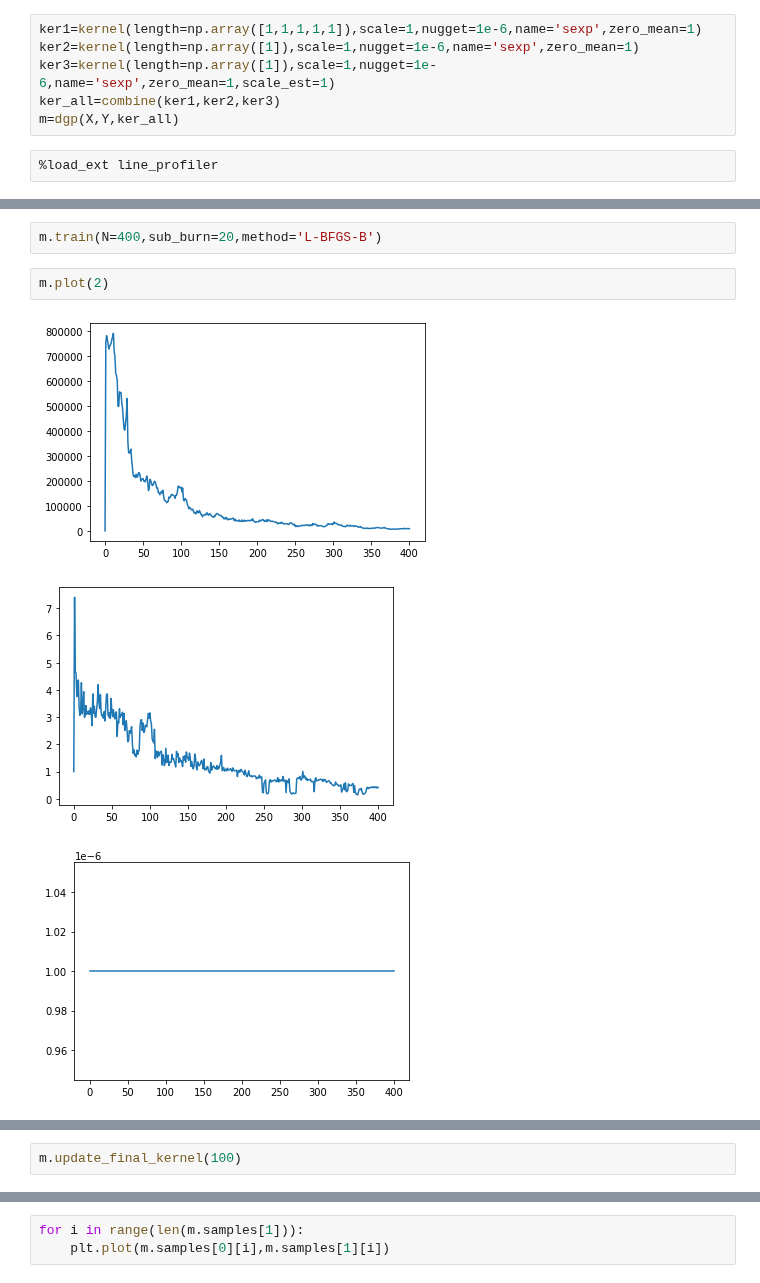
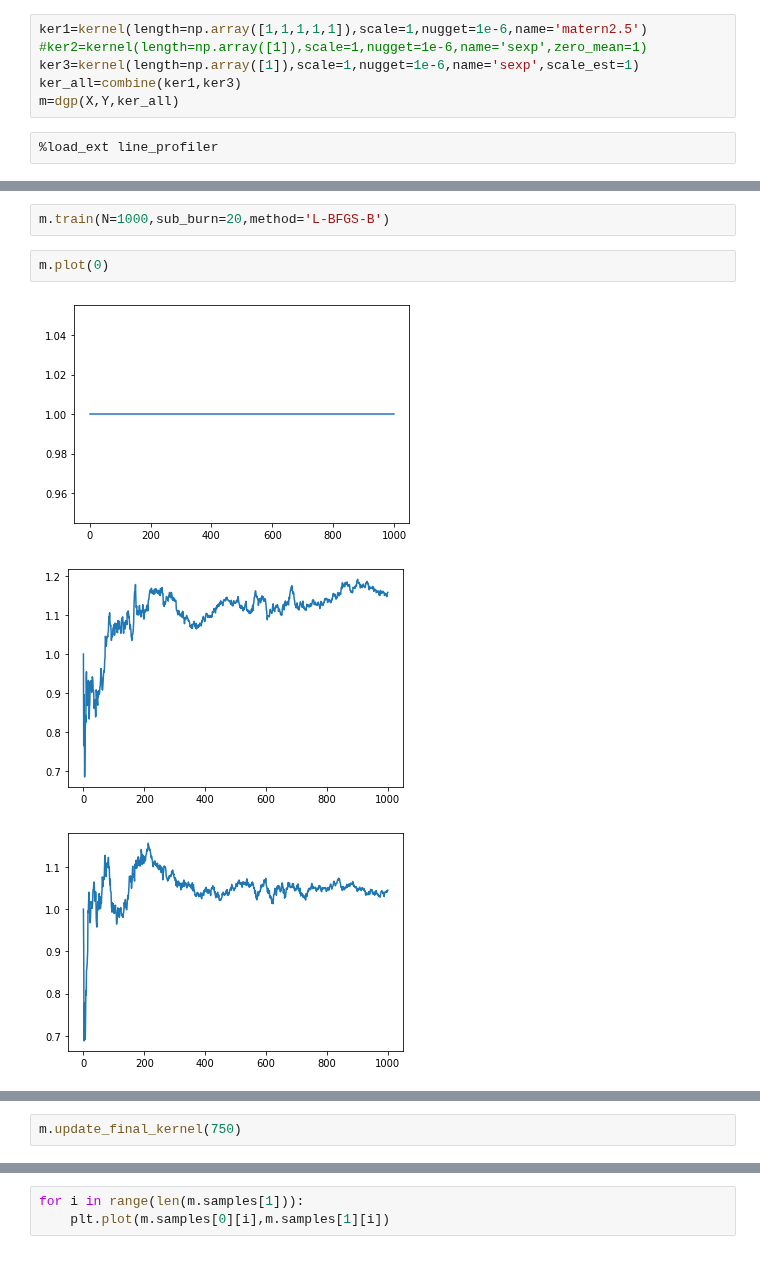
Before and after one commit to mingdeyu/DGP, a Jupyter notebook: Friedman_fct.ipynb, the cells around one changed output, grey strips where cells are left out. Cells and saved outputs as stored; diff of their text form.

```diff
--- a/Friedman_fct.ipynb
+++ b/Friedman_fct.ipynb
@@ -16,10 +16,10 @@ Y=np.genfromtxt('./output.txt').reshape(-1,1)
 z=np.genfromtxt('./test_in.txt')
 Yz=np.genfromtxt('./test_out.txt')
 # %%
-ker1=kernel(length=np.array([1,1,1,1,1]),scale=1,nugget=1e-6,name='sexp',zero_mean=1)
-ker2=kernel(length=np.array([1]),scale=1,nugget=1e-6,name='sexp',zero_mean=1)
-ker3=kernel(length=np.array([1]),scale=1,nugget=1e-6,name='sexp',zero_mean=1,scale_est=1)
-ker_all=combine(ker1,ker2,ker3)
+ker1=kernel(length=np.array([1,1,1,1,1]),scale=1,nugget=1e-6,name='matern2.5')
+#ker2=kernel(length=np.array([1]),scale=1,nugget=1e-6,name='sexp',zero_mean=1)
+ker3=kernel(length=np.array([1]),scale=1,nugget=1e-6,name='sexp',scale_est=1)
+ker_all=combine(ker1,ker3)
 m=dgp(X,Y,ker_all)
 # %%
 %load_ext line_profiler
@@ -48,8 +50,8 @@ Line #      Hits         Time  Per Hit   % Time  Line Contents
 # %%
-m.train(N=400,sub_burn=20,method='L-BFGS-B')
+m.train(N=1000,sub_burn=20,method='L-BFGS-B')
 # %%
-m.plot(2)
+m.plot(0)
 # %% [output]
-[figure, old version]
+[figure, new version]
-[figure, old version]
+[figure, new version]
-[figure, old version]
+[figure, new version]
@@ -56,3 +62,3 @@ m.plot(2)
 # %%
-m.update_final_kernel(100)
+m.update_final_kernel(750)
 # %%
```
Also changed, not shown: parts of 8 cells of this notebook, 7 other files.
